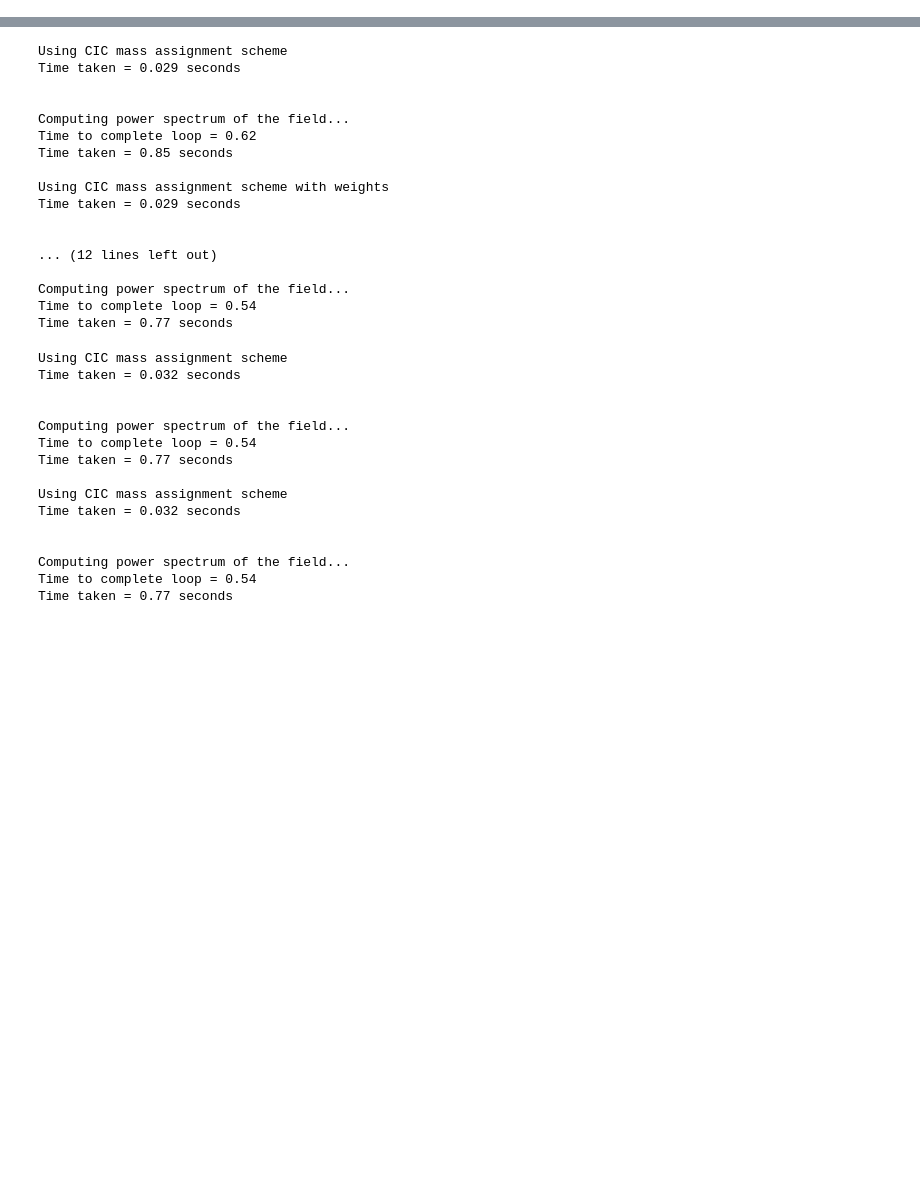
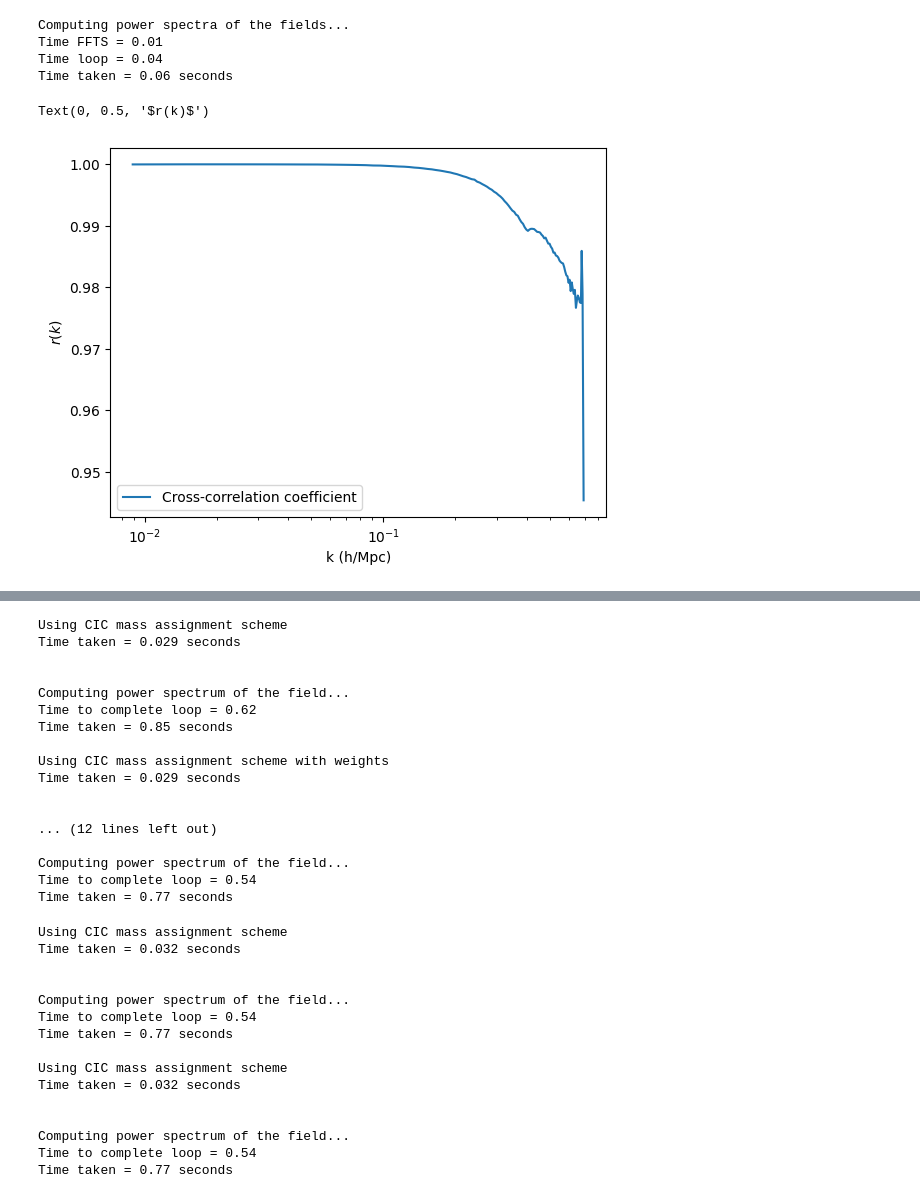
Before and after one commit to anirbanbairagi/Power-Spectrum-Change-Under-Gradient-Perturbation, a Jupyter notebook: DM_field_correction_test.ipynb, the cells around one changed output, grey strips where cells are left out. Saved outputs shown, nothing was run; the diff lists cells and outputs as text; code cells hidden in the pictures; blank space fills up the shorter version.

```diff
--- a/DM_field_correction_test.ipynb
+++ b/DM_field_correction_test.ipynb
@@ -8,0 +88,11 @@ from nbodykit.lab import *
+# %%
+# read header for nbody
+header   = readgadget.header(apppm)
+
+Nall     = header.nall         #Total number of particles
+print(Nall[ptype]/512**3) # sanity check
+
+# read positions, velocities and IDs of the particles
+pos_pm = readgadget.read_block(apppm, "POS ", ptype)/1e3 #positions in Mpc/h
+vel_pm = readgadget.read_block(apppm, "VEL ", ptype)     #peculiar velocities in km/s
+ids_pm = readgadget.read_block(apppm, "ID  ", ptype)-1   #IDs starting from 0
@@ -8,0 +273,16 @@ from nbodykit.lab import *
+# %%
+# Cross-Spectrum
+k_X, Pk0_X, _, _ = compute_XPk(delta_target, delta_pm, BoxSize=1000.0, MAS=[MAS, MAS] , axis=0)
+rk = Pk0_X/np.sqrt(Pk0_nb*Pk0_pm)
+plt.plot(k_X, rk, label='Cross-correlation coefficient')
+plt.semilogx()
+plt.legend()
+plt.xlabel("k (h/Mpc)")
+plt.ylabel("$r(k)$")
+# %% [output]
+Computing power spectra of the fields...
+Time FFTS = 0.01
+Time loop = 0.04
+Time taken = 0.06 seconds
+Text(0, 0.5, '$r(k)$')
+[figure, added]
```
Also changed, not shown: parts of 22 cells of this notebook.
